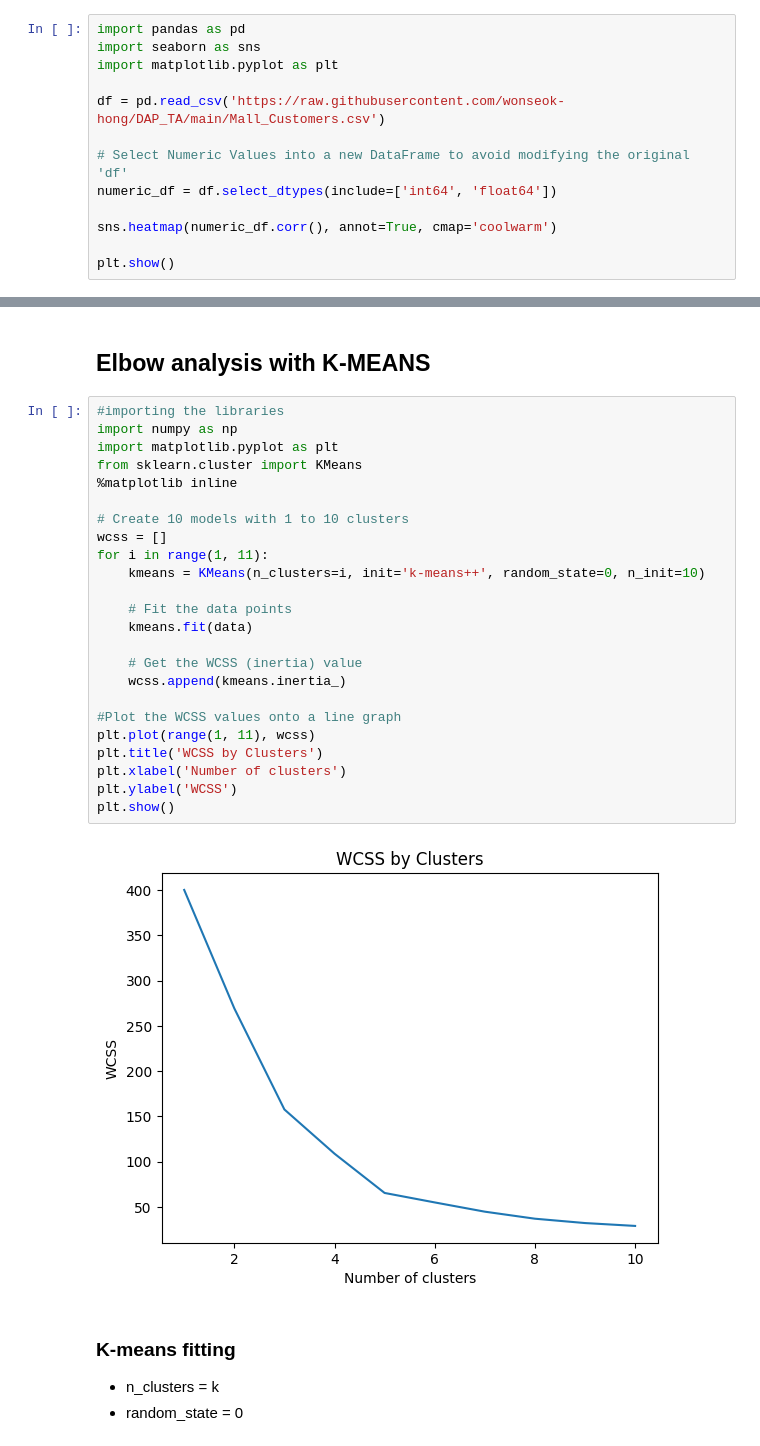
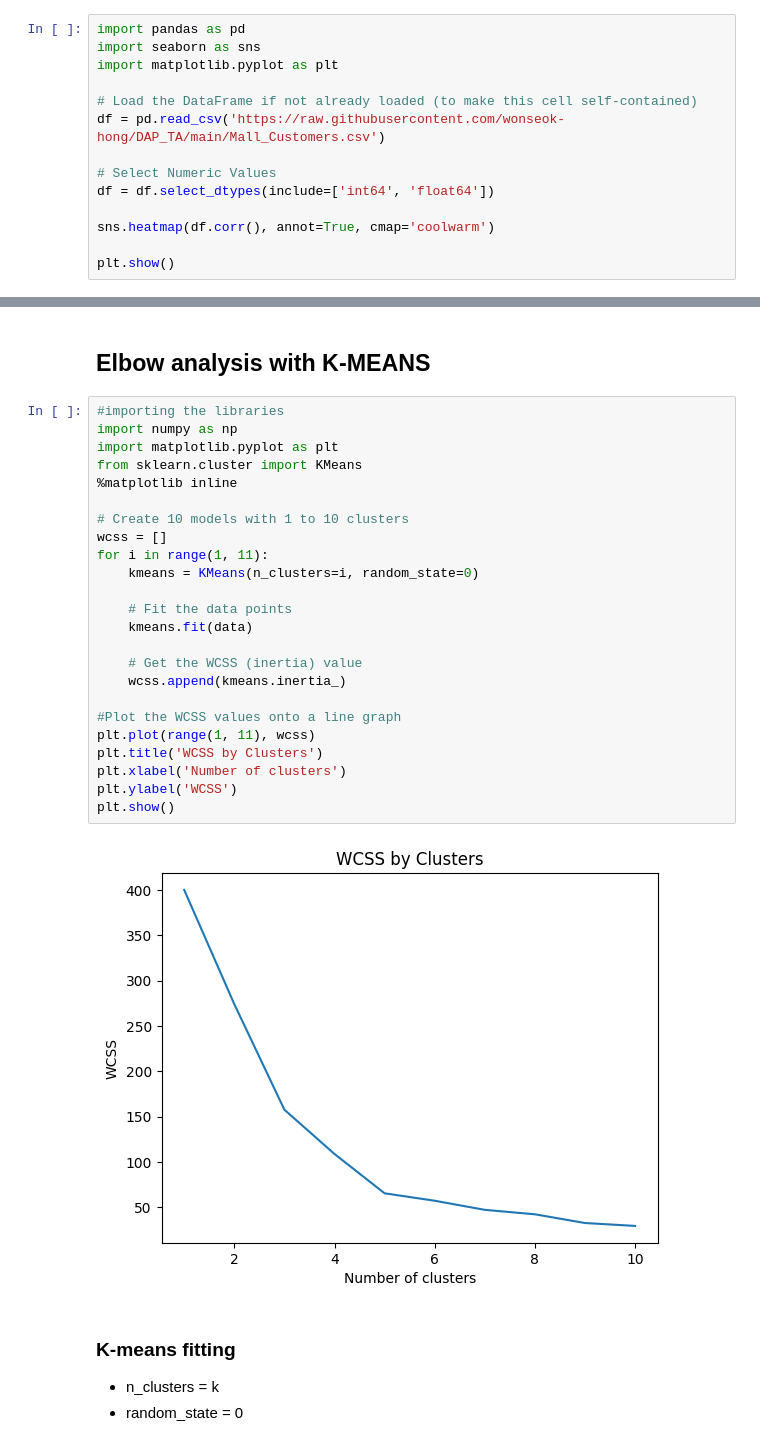
Before and after one commit to odbayar2/AI-repository, a Jupyter notebook: 24102631_톡토흐바야르 오드바야르.ipynb, the cells around one changed output, grey strips where cells are left out. Cells and saved outputs as stored; diff of their text form.

```diff
--- a/24102631_톡토흐바야르 오드바야르.ipynb
+++ b/24102631_톡토흐바야르 오드바야르.ipynb
@@ -15,12 +14,13 @@ import pandas as pd
 import seaborn as sns
 import matplotlib.pyplot as plt
 
+# Load the DataFrame if not already loaded (to make this cell self-contained)
 df = pd.read_csv('https://raw.githubusercontent.com/wonseok-hong/DAP_TA/main/Mall_Customers.csv')
 
-# Select Numeric Values into a new DataFrame to avoid modifying the original 'df'
-numeric_df = df.select_dtypes(include=['int64', 'float64'])
+# Select Numeric Values
+df = df.select_dtypes(include=['int64', 'float64'])
 
-sns.heatmap(numeric_df.corr(), annot=True, cmap='coolwarm')
+sns.heatmap(df.corr(), annot=True, cmap='coolwarm')
 
 plt.show()
 # %% [output]
@@ -53,29 +53,29 @@ data.head()
 # %%
 #importing the libraries
 import numpy as np
 import matplotlib.pyplot as plt
 from sklearn.cluster import KMeans
 %matplotlib inline
 
 # Create 10 models with 1 to 10 clusters
 wcss = []
 for i in range(1, 11):
-    kmeans = KMeans(n_clusters=i, init='k-means++', random_state=0, n_init=10)
+    kmeans = KMeans(n_clusters=i, random_state=0)
 
     # Fit the data points
     kmeans.fit(data)
 
     # Get the WCSS (inertia) value
     wcss.append(kmeans.inertia_)
 
 #Plot the WCSS values onto a line graph
 plt.plot(range(1, 11), wcss)
 plt.title('WCSS by Clusters')
 plt.xlabel('Number of clusters')
 plt.ylabel('WCSS')
 plt.show()
 # %% [output]
-[figure, old version]
+[figure, new version]
 # %% [markdown]
 ### K-means fitting
 - n_clusters = k
```
Also changed, not shown: parts of 9 cells of this notebook.
